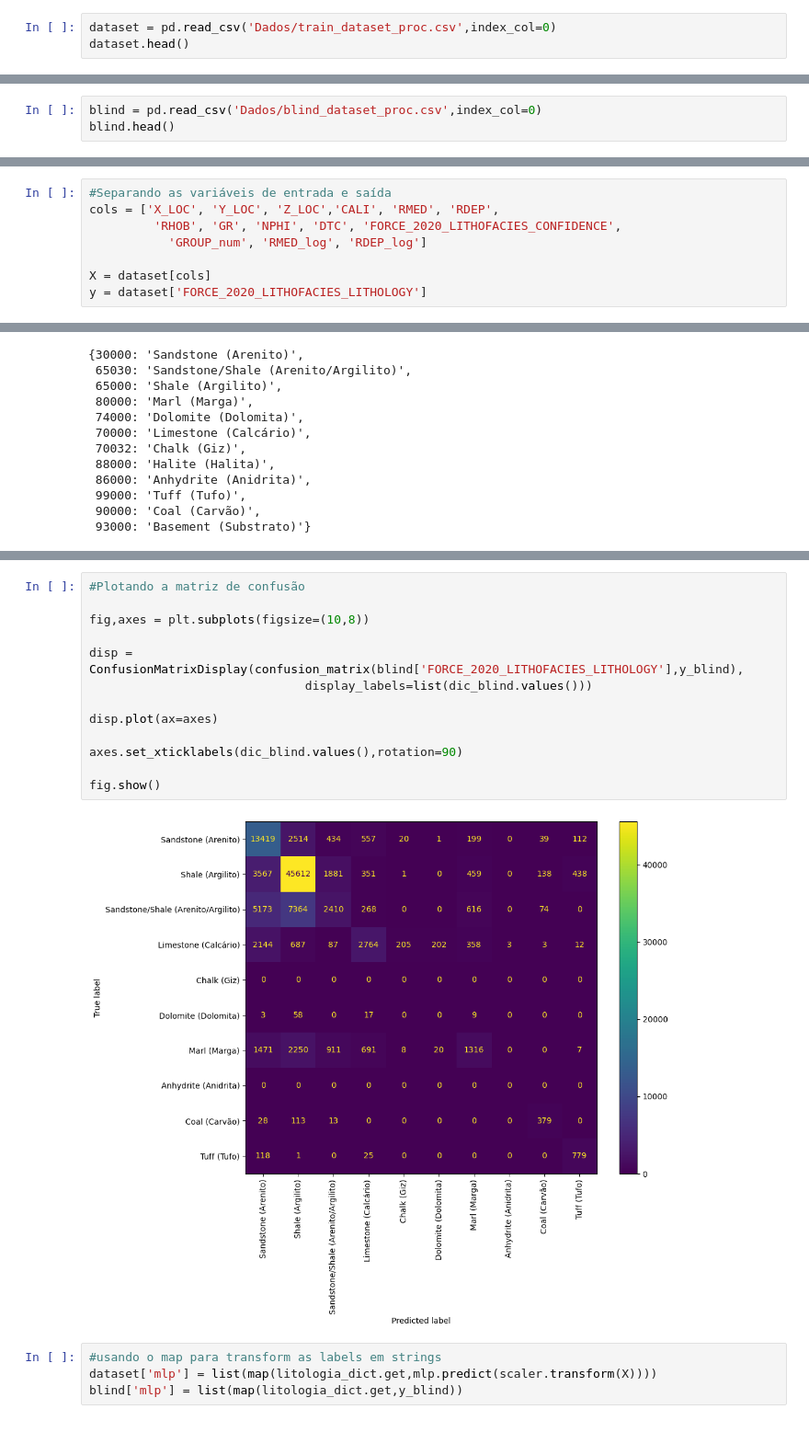
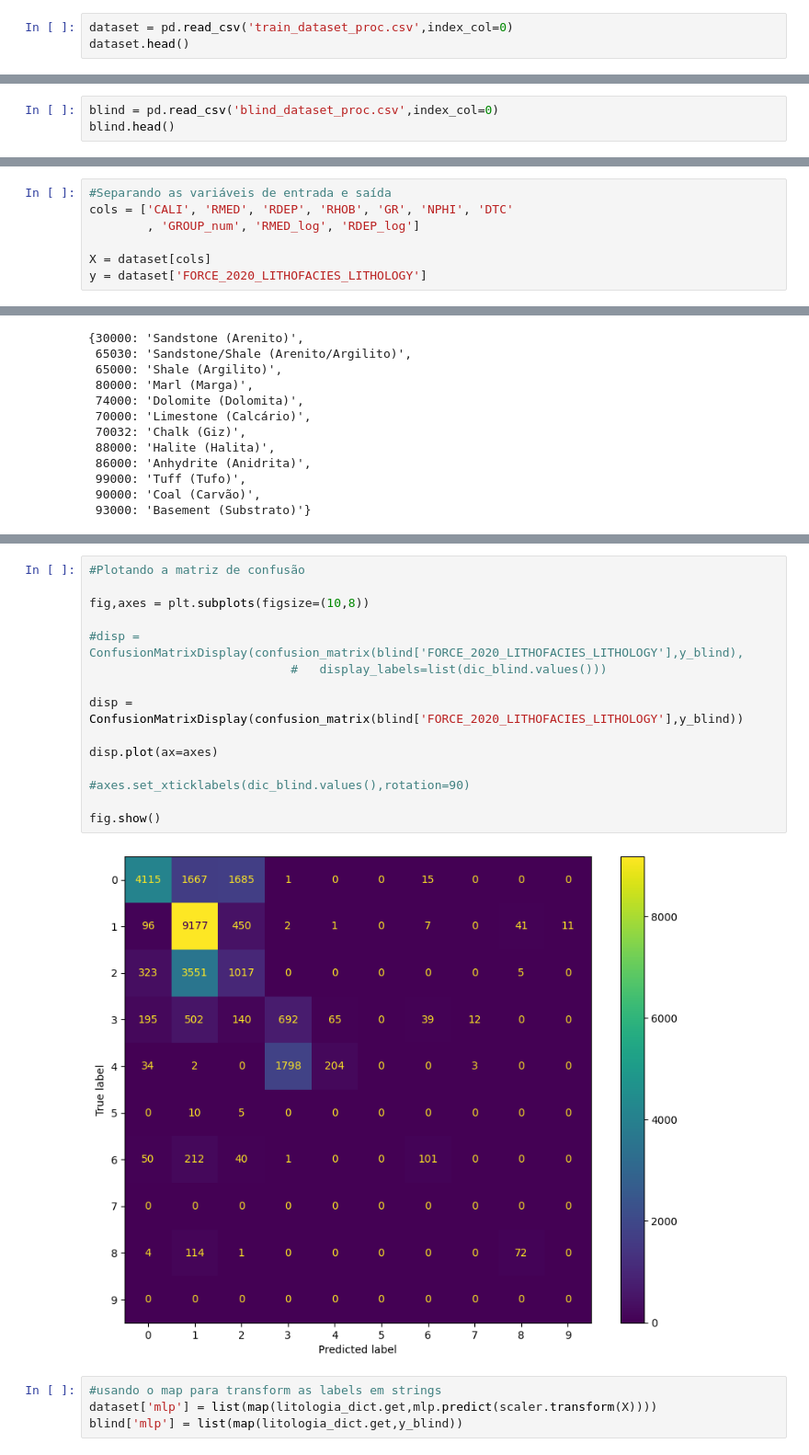
Before and after one commit to alexsandrocerqueira/X_SimbGf_AM_app_pocos, a Jupyter notebook: 003_Facies_Classif_Supervisionado.ipynb, the cells around one changed output, grey strips where cells are left out. Shown at 92% size. Drawn from its saved outputs; the diff is of its cells as text.

```diff
--- a/003_Facies_Classif_Supervisionado.ipynb
+++ b/003_Facies_Classif_Supervisionado.ipynb
@@ -62,6 +116,6 @@ litologia_dict = {
     93000: 'Basement (Substrato)'
 }
 # %%
-dataset = pd.read_csv('Dados/train_dataset_proc.csv',index_col=0)
+dataset = pd.read_csv('train_dataset_proc.csv',index_col=0)
 dataset.head()
 # %% [output]
@@ -75,4 +128,4 @@ dataset.head()
 # %%
-blind = pd.read_csv('Dados/blind_dataset_proc.csv',index_col=0)
+blind = pd.read_csv('blind_dataset_proc.csv',index_col=0)
 blind.head()
 # %% [output]
@@ -94,9 +145,8 @@ Index(['WELL', 'DEPTH_MD', 'X_LOC', 'Y_LOC', 'Z_LOC', 'GROUP', 'FORMATION',
       dtype='object')
 # %%
 #Separando as variáveis de entrada e saída
-cols = ['X_LOC', 'Y_LOC', 'Z_LOC','CALI', 'RMED', 'RDEP',
-         'RHOB', 'GR', 'NPHI', 'DTC', 'FORCE_2020_LITHOFACIES_CONFIDENCE',
-           'GROUP_num', 'RMED_log', 'RDEP_log']
+cols = ['CALI', 'RMED', 'RDEP', 'RHOB', 'GR', 'NPHI', 'DTC'
+        , 'GROUP_num', 'RMED_log', 'RDEP_log']
 
 X = dataset[cols]
 y = dataset['FORCE_2020_LITHOFACIES_LITHOLOGY']
@@ -436,18 +493,20 @@ weighted avg       0.64      0.66      0.63    100329
 # %%
 #Plotando a matriz de confusão
 
 fig,axes = plt.subplots(figsize=(10,8))
 
-disp = ConfusionMatrixDisplay(confusion_matrix(blind['FORCE_2020_LITHOFACIES_LITHOLOGY'],y_blind),
-                              display_labels=list(dic_blind.values()))
+#disp = ConfusionMatrixDisplay(confusion_matrix(blind['FORCE_2020_LITHOFACIES_LITHOLOGY'],y_blind),
+                            #   display_labels=list(dic_blind.values()))
+
+disp = ConfusionMatrixDisplay(confusion_matrix(blind['FORCE_2020_LITHOFACIES_LITHOLOGY'],y_blind))
 
 disp.plot(ax=axes)
 
-axes.set_xticklabels(dic_blind.values(),rotation=90)
+#axes.set_xticklabels(dic_blind.values(),rotation=90)
 
 fig.show()
 # %% [output]
-[figure, old version]
+[figure, new version]
 # %%
 #usando o map para transform as labels em strings
 dataset['mlp'] = list(map(litologia_dict.get,mlp.predict(scaler.transform(X))))
```
Also changed, not shown: parts of 24 cells of this notebook, 2 other files.
